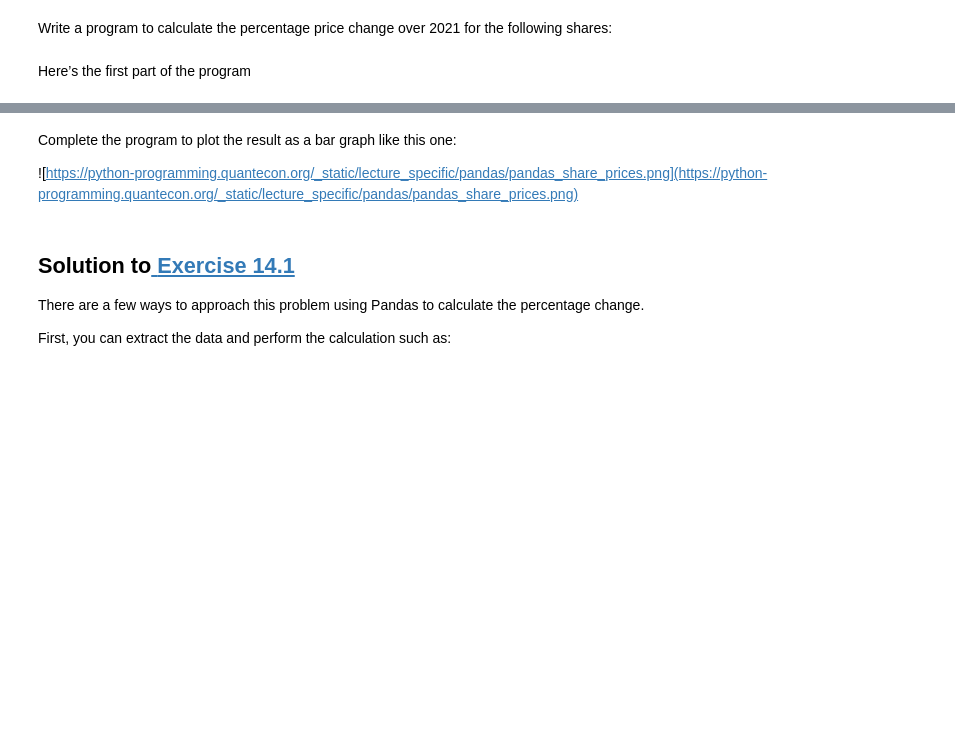
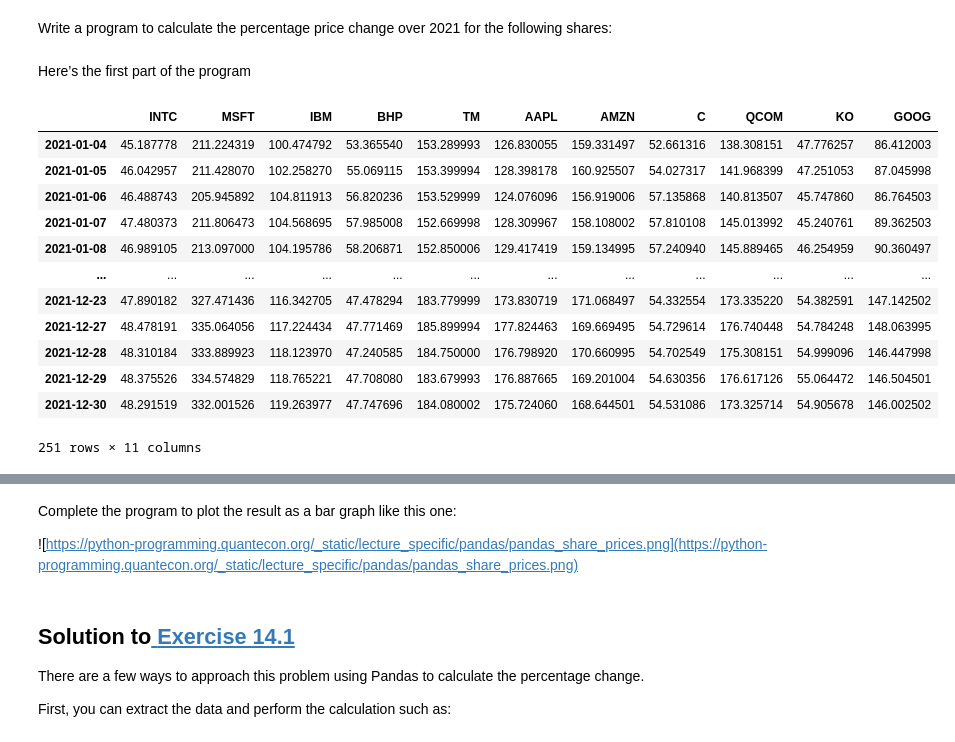
Before and after one commit to zyh-pku/Quant_Pandas, a Jupyter notebook: pandas.ipynb, the cells around one changed output, grey strips where cells are left out. Cells and saved outputs as stored; diff of their text form; code cells hidden in the pictures; blank space fills up the shorter version.

```diff
--- a/pandas.ipynb
+++ b/pandas.ipynb
@@ -788,3 +788,19 @@ def read_data(ticker_list,
     return ticker
 
 ticker = read_data(ticker_list)
+# %%
+ticker
+# %% [output]
+|  | INTC | MSFT | IBM | BHP | TM | AAPL | AMZN | C | QCOM | KO | GOOG |
+| 2021-01-04 | 45.187778 | 211.224319 | 100.474792 | 53.365540 | 153.289993 | 126.830055 | 159.331497 | 52.661316 | 138.308151 | 47.776257 | 86.412003 |
+| 2021-01-05 | 46.042957 | 211.428070 | 102.258270 | 55.069115 | 153.399994 | 128.398178 | 160.925507 | 54.027317 | 141.968399 | 47.251053 | 87.045998 |
+| 2021-01-06 | 46.488743 | 205.945892 | 104.811913 | 56.820236 | 153.529999 | 124.076096 | 156.919006 | 57.135868 | 140.813507 | 45.747860 | 86.764503 |
+| 2021-01-07 | 47.480373 | 211.806473 | 104.568695 | 57.985008 | 152.669998 | 128.309967 | 158.108002 | 57.810108 | 145.013992 | 45.240761 | 89.362503 |
+| 2021-01-08 | 46.989105 | 213.097000 | 104.195786 | 58.206871 | 152.850006 | 129.417419 | 159.134995 | 57.240940 | 145.889465 | 46.254959 | 90.360497 |
+| ... | ... | ... | ... | ... | ... | ... | ... | ... | ... | ... | ... |
+| 2021-12-23 | 47.890182 | 327.471436 | 116.342705 | 47.478294 | 183.779999 | 173.830719 | 171.068497 | 54.332554 | 173.335220 | 54.382591 | 147.142502 |
+| 2021-12-27 | 48.478191 | 335.064056 | 117.224434 | 47.771469 | 185.899994 | 177.824463 | 169.669495 | 54.729614 | 176.740448 | 54.784248 | 148.063995 |
+| 2021-12-28 | 48.310184 | 333.889923 | 118.123970 | 47.240585 | 184.750000 | 176.798920 | 170.660995 | 54.702549 | 175.308151 | 54.999096 | 146.447998 |
+| 2021-12-29 | 48.375526 | 334.574829 | 118.765221 | 47.708080 | 183.679993 | 176.887665 | 169.201004 | 54.630356 | 176.617126 | 55.064472 | 146.504501 |
+| 2021-12-30 | 48.291519 | 332.001526 | 119.263977 | 47.747696 | 184.080002 | 175.724060 | 168.644501 | 54.531086 | 173.325714 | 54.905678 | 146.002502 |
+251 rows × 11 columns
```
Also changed, not shown: parts of 9 cells of this notebook, 2 other files.
